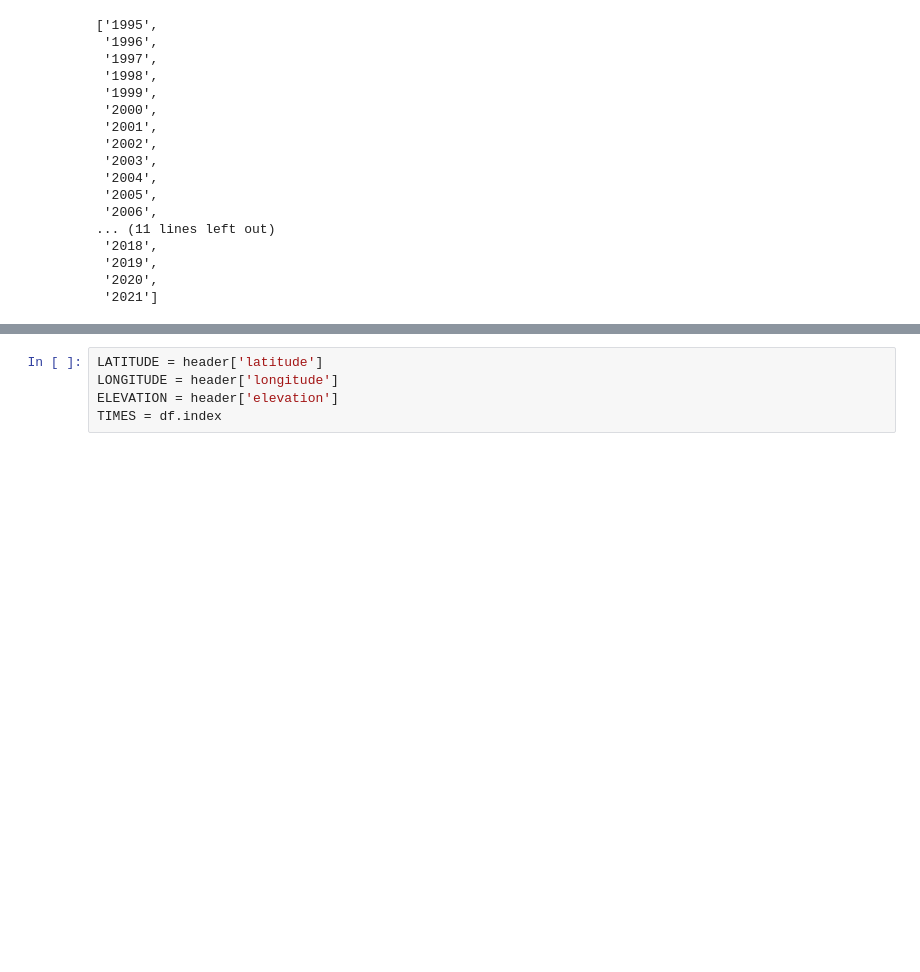
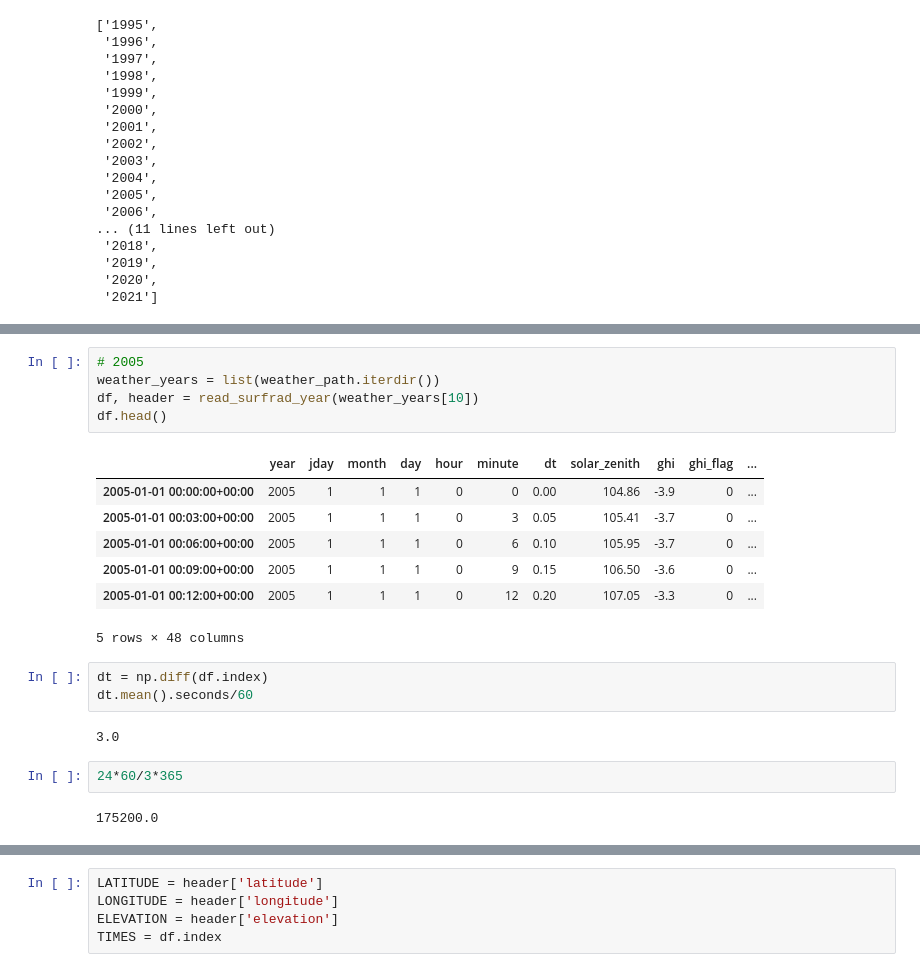
Before and after one commit to mikofski/pvsc49-satellite-sampling, a Jupyter notebook: analysis/instantaneous_weather-SURFRAD.ipynb, the cells around one changed output, grey strips where cells are left out. Drawn from its saved outputs; the diff is of its cells as text; blank space fills up the shorter version.

Commit message:
determine time interval for each year
- number of records per year and completion

```diff
--- a/analysis/instantaneous_weather-SURFRAD.ipynb
+++ b/analysis/instantaneous_weather-SURFRAD.ipynb
@@ -152,0 +177,22 @@ df.head()
+# %%
+# 2005
+weather_years = list(weather_path.iterdir())
+df, header = read_surfrad_year(weather_years[10])
+df.head()
+# %% [output]
+|  | year | jday | month | day | hour | minute | dt | solar_zenith | ghi | ghi_flag | ... |
+| 2005-01-01 00:00:00+00:00 | 2005 | 1 | 1 | 1 | 0 | 0 | 0.00 | 104.86 | -3.9 | 0 | ... |
+| 2005-01-01 00:03:00+00:00 | 2005 | 1 | 1 | 1 | 0 | 3 | 0.05 | 105.41 | -3.7 | 0 | ... |
+| 2005-01-01 00:06:00+00:00 | 2005 | 1 | 1 | 1 | 0 | 6 | 0.10 | 105.95 | -3.7 | 0 | ... |
+| 2005-01-01 00:09:00+00:00 | 2005 | 1 | 1 | 1 | 0 | 9 | 0.15 | 106.50 | -3.6 | 0 | ... |
+| 2005-01-01 00:12:00+00:00 | 2005 | 1 | 1 | 1 | 0 | 12 | 0.20 | 107.05 | -3.3 | 0 | ... |
+5 rows × 48 columns
+# %%
+dt = np.diff(df.index)
+dt.mean().seconds/60
+# %% [output]
+3.0
+# %%
+24*60/3*365
+# %% [output]
+175200.0
```
Also changed, not shown: parts of 34 cells of this notebook.
